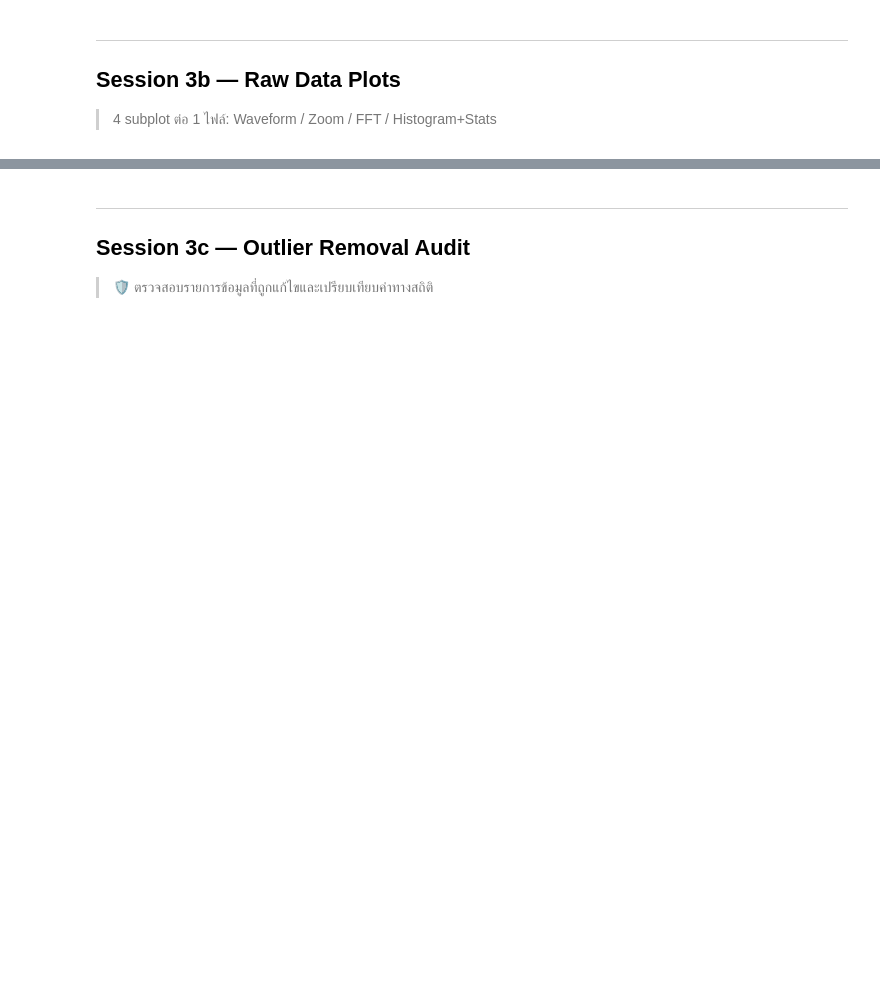
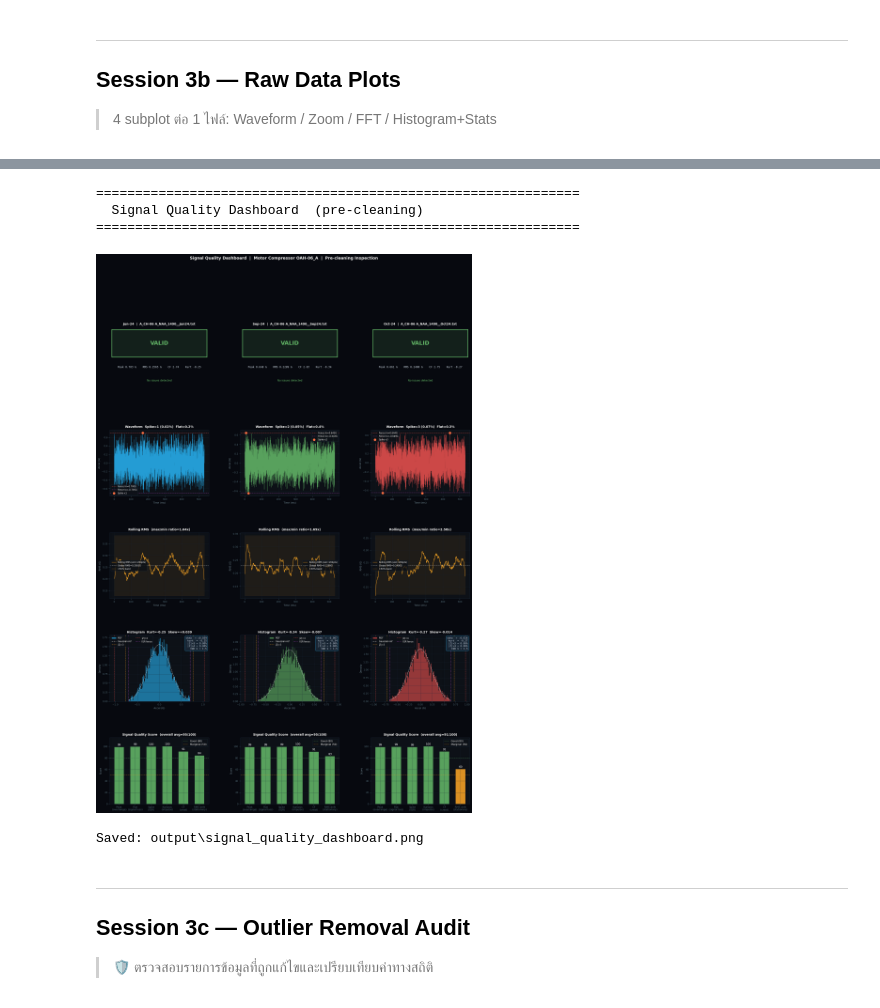
Before and after one commit to 65160410/Predictive-maintenance, a Jupyter notebook: vibration_analysis_v2.ipynb, the cells around one changed output, grey strips where cells are left out. Saved outputs shown, nothing was run; the diff lists cells and outputs as text; code cells hidden in the pictures; blank space fills up the shorter version.

```diff
--- a/vibration_analysis_v2.ipynb
+++ b/vibration_analysis_v2.ipynb
@@ -442,9 +514,9 @@ def signal_quality_dashboard(all_ds, colors):
     gs = gridspec.GridSpec(5, n, figure=fig, hspace=0.55, wspace=0.32)
 
     for col, (ds, color) in enumerate(zip(all_ds, colors)):
-        t  = ds['time_raw']
-        a  = ds['accel_raw']
-        fs = ds['metrics_raw']['fs']
+        t  = ds['time']
+        a  = ds['accel']
+        fs = ds['metrics']['fs']
         N  = len(a)
 
         # ── Compute quality indicators ────────────────────────
@@ -474,10 +546,10 @@ def signal_quality_dashboard(all_ds, colors):
         rms_ratio  = rms_roll.max() / (rms_roll.min() + 1e-9)
 
         # Global stats
-        cf       = ds['metrics_raw']['crest']
-        kurt_val = ds['metrics_raw']['kurt']
-        peak     = ds['metrics_raw']['peak']
-        rms_val  = ds['metrics_raw']['rms']
+        cf       = ds['metrics']['crest']
+        kurt_val = ds['metrics']['kurt']
+        peak     = ds['metrics']['peak']
+        rms_val  = ds['metrics']['rms']
 
         # ── Verdict ───────────────────────────────────────────
         issues = []
@@ -725,33 +797,39 @@ def signal_quality_dashboard(all_ds, colors):
         overall = np.mean(scores)
         style_ax(ax4,
                  f'Signal Quality Score  '
                  f'(overall avg={overall:.0f}/100)',
                  '', 'Score')
         ax4.legend(fontsize=8, facecolor='#0d1117',
                    edgecolor='#1c2a3a', labelcolor='white')
 
     fig.suptitle(
         f"Signal Quality Dashboard  |  "
         f"{all_ds[0]['meta'].get('equipment','—')}  |  "
         f"Pre-cleaning Inspection",
         color='white', fontsize=13, fontweight='bold',
         y=0.995)
 
     plt.tight_layout()
     out_f = os.path.join(OUTPUT_DIR,
                          'signal_quality_dashboard.png')
     plt.savefig(out_f, dpi=150, bbox_inches='tight',
                 facecolor=fig.get_facecolor())
     display(fig)
     plt.close(fig)
     print(f"Saved: {out_f}")
 
 
 # ── Run ──────────────────────────────────────────────────────
 print("=" * 62)
 print("  Signal Quality Dashboard  (pre-cleaning)")
 print("=" * 62)
 signal_quality_dashboard(all_ds, COLORS)
+# %% [output]
+==============================================================
+  Signal Quality Dashboard  (pre-cleaning)
+==============================================================
+[figure, added]
+Saved: output\signal_quality_dashboard.png
 # %% [markdown]
 ---
 ## Session 3c — Outlier Removal Audit
```
Also changed, not shown: parts of 16 cells of this notebook, 13 other files.
